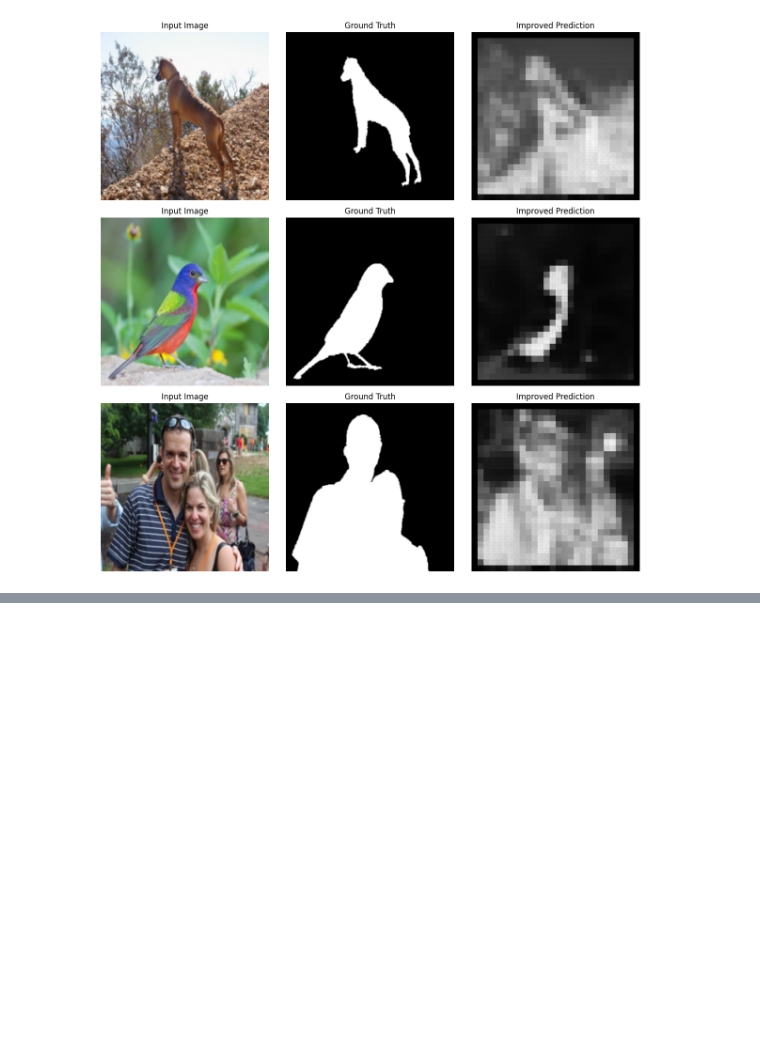
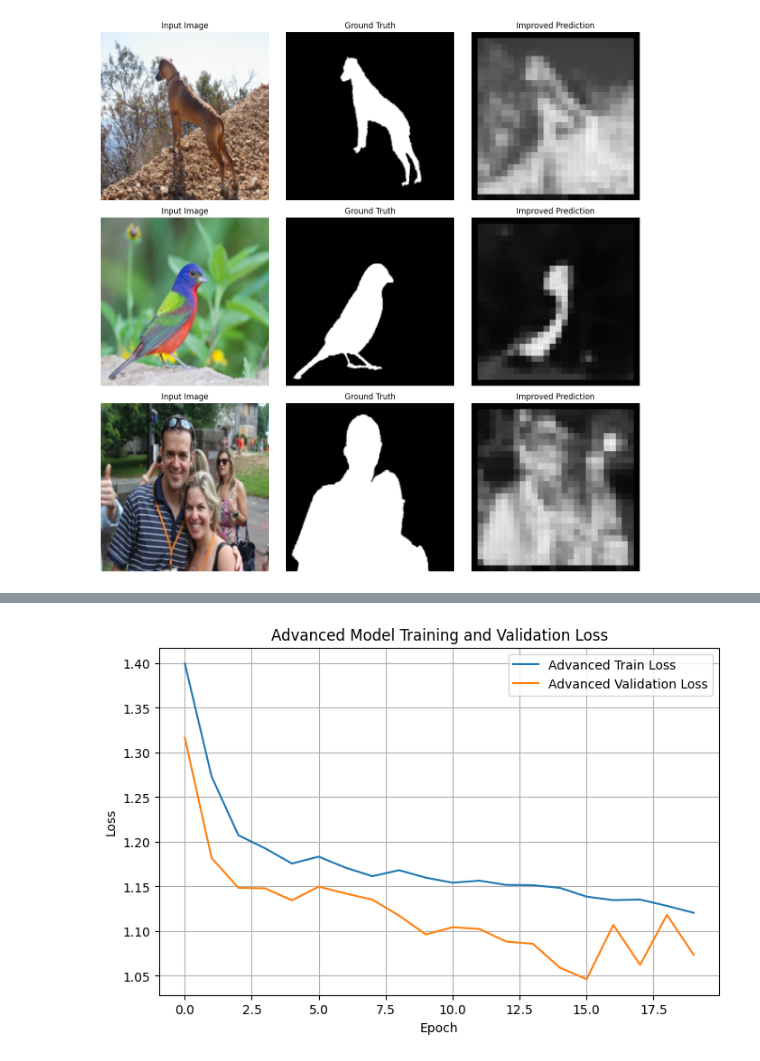
Before and after one commit to oltimiftari/focus-vision, a Jupyter notebook: notebooks/focusvision.ipynb, the cells around one changed output, grey strips where cells are left out. Cells and saved outputs as stored; diff of their text form; code cells hidden in the pictures; blank space fills up the shorter version.

Commit message:
Implemented advanced CNN architecture and segmentation experiments

```diff
--- a/notebooks/focusvision.ipynb
+++ b/notebooks/focusvision.ipynb
@@ -733,0 +838,18 @@ plt.show()
+# %%
+class DoubleConv(nn.Module):
+
+    def __init__(self, in_channels, out_channels):
+        super(DoubleConv, self).__init__()
+
+        self.conv = nn.Sequential(
+            nn.Conv2d(in_channels, out_channels, kernel_size=3, padding=1),
+            nn.BatchNorm2d(out_channels),
+            nn.ReLU(),
+
+            nn.Conv2d(out_channels, out_channels, kernel_size=3, padding=1),
+            nn.BatchNorm2d(out_channels),
+            nn.ReLU()
+        )
+
+    def forward(self, x):
+        return self.conv(x)
@@ -733,0 +905,12 @@ plt.show()
+# %%
+advanced_model = FocusVisionAdvancedCNN().to(device)
+
+advanced_criterion = BCEDiceIoULoss()
+advanced_optimizer = torch.optim.Adam(advanced_model.parameters(), lr=0.001)
+
+advanced_train_losses = []
+advanced_val_losses = []
+
+ADVANCED_EPOCHS = 20
+
+print("Advanced model training setup is ready")
@@ -733,0 +985,16 @@ plt.show()
+# %%
+plt.figure(figsize=(8, 5))
+
+plt.plot(advanced_train_losses, label="Advanced Train Loss")
+plt.plot(advanced_val_losses, label="Advanced Validation Loss")
+
+plt.title("Advanced Model Training and Validation Loss")
+plt.xlabel("Epoch")
+plt.ylabel("Loss")
+
+plt.legend()
+plt.grid(True)
+
+plt.show()
+# %% [output]
+[figure, added]
```
Also changed, not shown: parts of 12 cells of this notebook.
